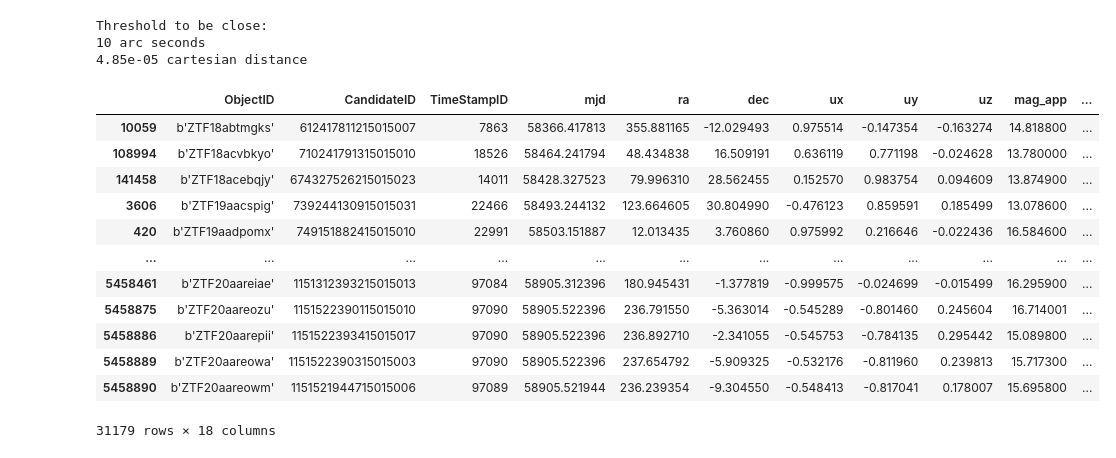
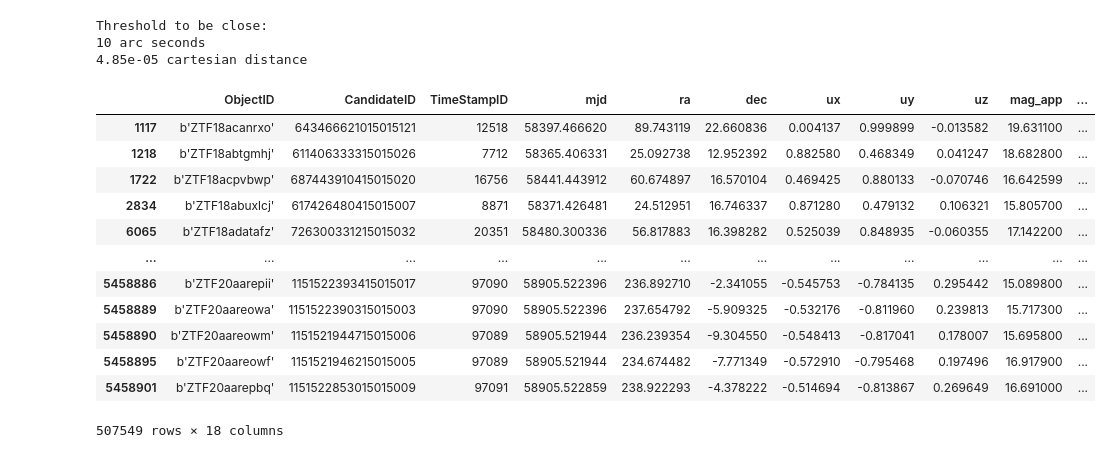
Before and after one commit to memanuel/kepler-sieve, a Jupyter notebook: src/ztf_data.ipynb, the cells around one changed output. Cells and saved outputs as stored; diff of their text form; code cells hidden in the pictures.

```diff
--- a/src/ztf_data.ipynb
+++ b/src/ztf_data.ipynb
@@ -113,7 +111,7 @@ ZTF date range: 2018-06-01 to 2020-02-26
 # %%
 # Range of asteroids to compare to ZTF
 n0: int = 0
-n1: int = 1000
+n1: int = 16000
 
 # Observatory site
 # site_name = 'palomar'
@@ -128,4 +126,5 @@ ast_nums = orb_elt.Num[ast_mask].values.astype(np.int32)
 # %%
 # Find nearest asteroid to ZTF observations
 thresh_deg = 180.0
-ztf = ztf_nearest_ast(ztf=ztf, n0=n0, n1=n1, thresh_deg=thresh_deg, regen=False)
+# ztf = ztf_nearest_ast(ztf=ztf, n0=n0, n1=n1, thresh_deg=thresh_deg, regen=False)
+ztf = load_ztf_nearest_ast(n0=n0, n1=n1)
@@ -221,21 +224,21 @@ Threshold to be close:
 10 arc seconds
 4.85e-05 cartesian distance
 # %%
-ztf1k = ztf[is_close].copy()
-ztf1k
+ztfc = ztf[is_close].copy()
+ztfc
 # %% [output]
 |  | ObjectID | CandidateID | TimeStampID | mjd | ra | dec | ux | uy | uz | mag_app | ... |
-| 10059 | b'ZTF18abtmgks' | 612417811215015007 | 7863 | 58366.417813 | 355.881165 | -12.029493 | 0.975514 | -0.147354 | -0.163274 | 14.818800 | ... |
-| 108994 | b'ZTF18acvbkyo' | 710241791315015010 | 18526 | 58464.241794 | 48.434838 | 16.509191 | 0.636119 | 0.771198 | -0.024628 | 13.780000 | ... |
-| 141458 | b'ZTF18acebqjy' | 674327526215015023 | 14011 | 58428.327523 | 79.996310 | 28.562455 | 0.152570 | 0.983754 | 0.094609 | 13.874900 | ... |
-| 3606 | b'ZTF19aacspig' | 739244130915015031 | 22466 | 58493.244132 | 123.664605 | 30.804990 | -0.476123 | 0.859591 | 0.185499 | 13.078600 | ... |
-| 420 | b'ZTF19aadpomx' | 749151882415015010 | 22991 | 58503.151887 | 12.013435 | 3.760860 | 0.975992 | 0.216646 | -0.022436 | 16.584600 | ... |
+| 1117 | b'ZTF18acanrxo' | 643466621015015121 | 12518 | 58397.466620 | 89.743119 | 22.660836 | 0.004137 | 0.999899 | -0.013582 | 19.631100 | ... |
+| 1218 | b'ZTF18abtgmhj' | 611406333315015026 | 7712 | 58365.406331 | 25.092738 | 12.952392 | 0.882580 | 0.468349 | 0.041247 | 18.682800 | ... |
+| 1722 | b'ZTF18acpvbwp' | 687443910415015020 | 16756 | 58441.443912 | 60.674897 | 16.570104 | 0.469425 | 0.880133 | -0.070746 | 16.642599 | ... |
+| 2834 | b'ZTF18abuxlcj' | 617426480415015007 | 8871 | 58371.426481 | 24.512951 | 16.746337 | 0.871280 | 0.479132 | 0.106321 | 15.805700 | ... |
+| 6065 | b'ZTF18adatafz' | 726300331215015032 | 20351 | 58480.300336 | 56.817883 | 16.398282 | 0.525039 | 0.848935 | -0.060355 | 17.142200 | ... |
 | ... | ... | ... | ... | ... | ... | ... | ... | ... | ... | ... | ... |
-| 5458461 | b'ZTF20aareiae' | 1151312393215015013 | 97084 | 58905.312396 | 180.945431 | -1.377819 | -0.999575 | -0.024699 | -0.015499 | 16.295900 | ... |
-| 5458875 | b'ZTF20aareozu' | 1151522390115015010 | 97090 | 58905.522396 | 236.791550 | -5.363014 | -0.545289 | -0.801460 | 0.245604 | 16.714001 | ... |
 | 5458886 | b'ZTF20aarepii' | 1151522393415015017 | 97090 | 58905.522396 | 236.892710 | -2.341055 | -0.545753 | -0.784135 | 0.295442 | 15.089800 | ... |
 | 5458889 | b'ZTF20aareowa' | 1151522390315015003 | 97090 | 58905.522396 | 237.654792 | -5.909325 | -0.532176 | -0.811960 | 0.239813 | 15.717300 | ... |
 | 5458890 | b'ZTF20aareowm' | 1151521944715015006 | 97089 | 58905.521944 | 236.239354 | -9.304550 | -0.548413 | -0.817041 | 0.178007 | 15.695800 | ... |
+| 5458895 | b'ZTF20aareowf' | 1151521946215015005 | 97089 | 58905.521944 | 234.674482 | -7.771349 | -0.572910 | -0.795468 | 0.197496 | 16.917900 | ... |
+| 5458901 | b'ZTF20aarepbq' | 1151522853015015009 | 97091 | 58905.522859 | 238.922293 | -4.378222 | -0.514694 | -0.813867 | 0.269649 | 16.691000 | ... |
-31179 rows × 18 columns
+507549 rows × 18 columns
 # %%
 # Group results by asteroid number
```
Also changed, not shown: parts of 29 cells of this notebook, 2 other files.
